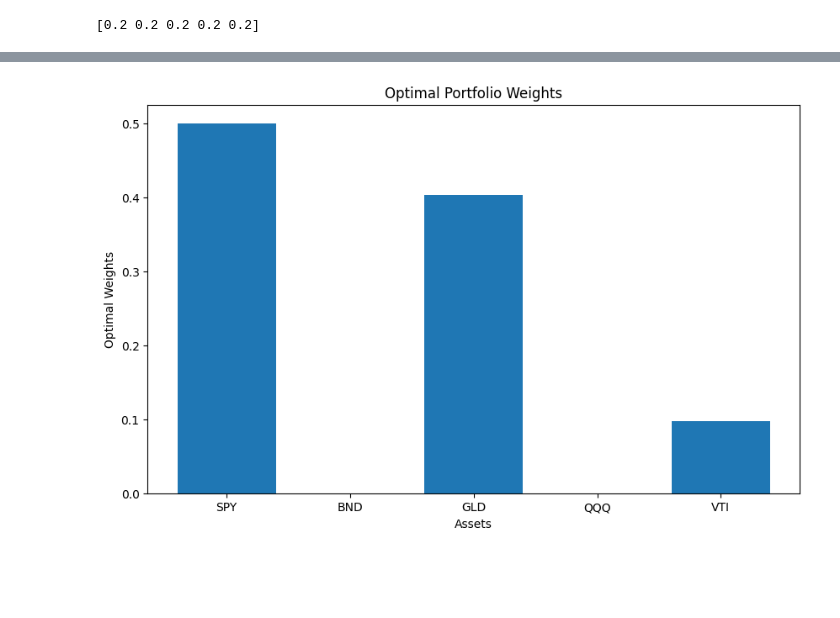
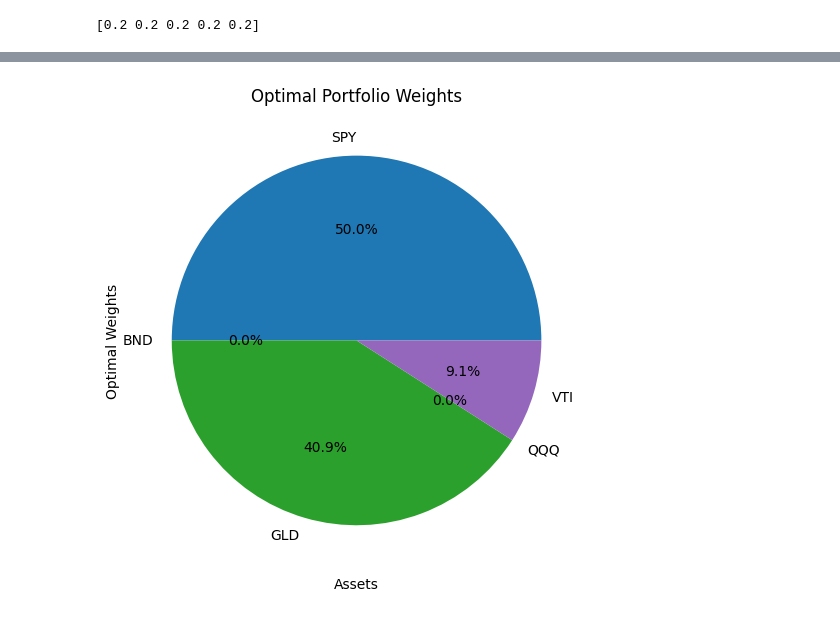
Before and after one commit to kelvinkichoi/portfolio_math, a Jupyter notebook: portfolio_management.ipynb, the cells around one changed output, grey strips where cells are left out. Drawn from its saved outputs; the diff is of its cells as text; code cells hidden in the pictures; blank space fills up the shorter version.

Commit message:
added a pie chart

```diff
--- a/portfolio_management.ipynb
+++ b/portfolio_management.ipynb
@@ -188,13 +188,13 @@ Sharpe Ratio: 0.6626
 # %%
 import matplotlib.pyplot as plt
 
 plt.figure(figsize=(10, 6))
-plt.bar(tickers, optimal_weights)
+plt.pie(optimal_weights, labels=tickers, autopct='%1.1f%%')
 
 plt.xlabel('Assets')
 plt.ylabel('Optimal Weights')
 plt.title('Optimal Portfolio Weights')
 
 plt.show()
 # %% [output]
-[figure, old version]
+[figure, new version]
```
Also changed, not shown: parts of 7 cells of this notebook.
